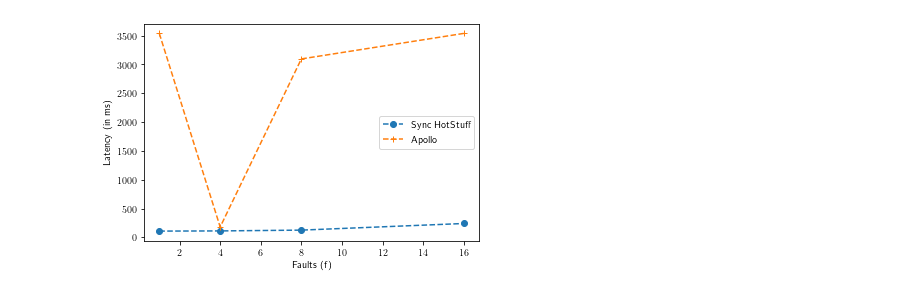
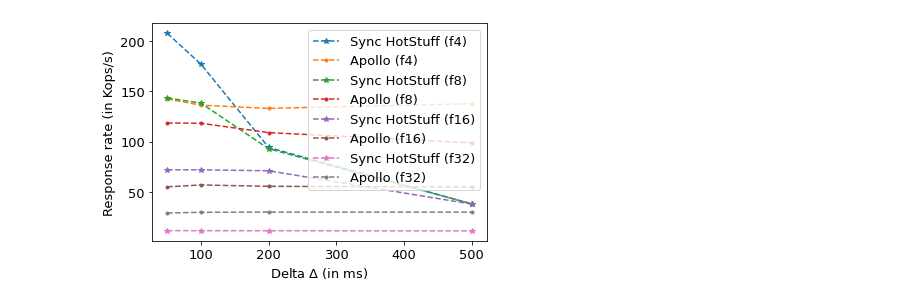
Before and after one commit to libdist-rs/libchatter-rs, a Jupyter notebook: scripts/throughput-vs-latency/vary-d/plot-exp.ipynb, the cells around one changed output. Saved outputs shown, nothing was run; the diff lists cells and outputs as text; code cells hidden in the pictures.

```diff
--- a/scripts/throughput-vs-latency/vary-d/plot-exp.ipynb
+++ b/scripts/throughput-vs-latency/vary-d/plot-exp.ipynb
@@ -173,15 +10,57 @@ plt.savefig("fault-vs-Tput-for-diff-f.pdf")
-# %%
-plt.rc('text',usetex=True)
-
-# f vs. Tput curve
-plt.plot(F,shs_l, label="Sync HotStuff", linestyle='--', marker='o')
-plt.plot(F,apl_l, label="Apollo", linestyle='--', marker='+')
-
-plt.legend()
-plt.xlabel("Faults (f)")
-plt.ylabel("Latency (in ms)")
-# plt.show()
-# plt.xticks(log_points)
-plt.savefig("fault-vs-Lat-for-diff-f.pdf")
-# %% [output]
-[figure, removed]
+# %%
+# Plot Tput vs Delta for f=4,8,16,32, w=40
+
+faults = [4,8,16,32]
+w = 40000
+
+new_data = {}
+new_data["x"] = []
+new_data["y"] = []
+
+shs_data = {}
+apl_data = {}
+
+from copy import deepcopy
+
+Protocol="synchs"
+for Faults in faults:
+    File = f"{ROOT}/data/Jan20/c5/vary-d/F{Faults}/w{w}-{Faults}-{Protocol}-run-cleaned.csv"
+    # print(File)
+    shs_data[Faults] = deepcopy(new_data)
+    with open(File) as f:
+        rdr = reader(f)
+        for row in rdr:
+            delta = int(row[0])
+            tput = float(row[1])/1000
+            lat = float(row[2])
+            shs_data[Faults]["x"].append(delta)
+            shs_data[Faults]["y"].append(tput)
+
+Protocol="apollo"
+for Faults in faults:
+    File = f"{ROOT}/data/Jan20/c5/vary-d/F{Faults}/w{w}-{Faults}-{Protocol}-run-cleaned.csv"
+    # print(File)
+    apl_data[Faults] = deepcopy(new_data)
+    with open(File) as f:
+        rdr = reader(f)
+        for row in rdr:
+            delta = int(row[0])
+            tput = float(row[1])/1000
+            lat = float(row[2])
+            apl_data[Faults]["x"].append(delta)
+            apl_data[Faults]["y"].append(tput)
+# print(data)
+# plt.rcParams["figure.figsize"] =(6.6, 4)
+plt.rcParams.update({'font.size': 13})
+
+
+for f in shs_data:
+    plt.plot(shs_data[f]["x"], shs_data[f]["y"], linestyle="--", marker="*", label=f"Sync HotStuff (f{f})")
+# for f in apl_data:
+    plt.plot(apl_data[f]["x"], apl_data[f]["y"], linestyle="--", marker=".",label=f"Apollo (f{f})")
+plt.legend()
+plt.xlabel("Delta $\Delta$ (in ms)")
+plt.ylabel("Response rate (in Kops/s)")
+plt.savefig(f"{ROOT}/Plots/vary-d/t-vs-d.pdf", bbox_inches="tight")
+# %% [output]
+[figure, added]
```
Also changed, not shown: parts of 6 cells of this notebook, 24 other files.
